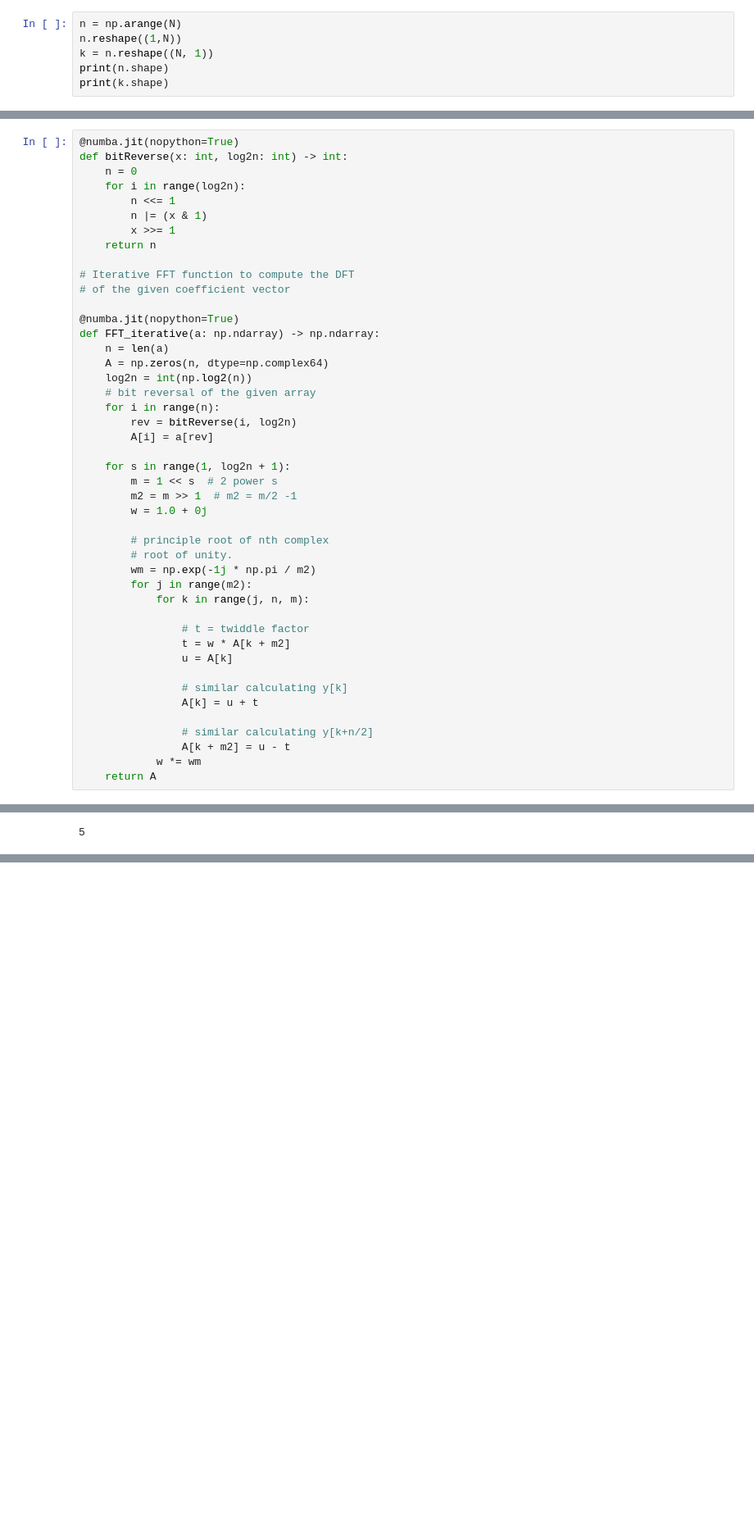
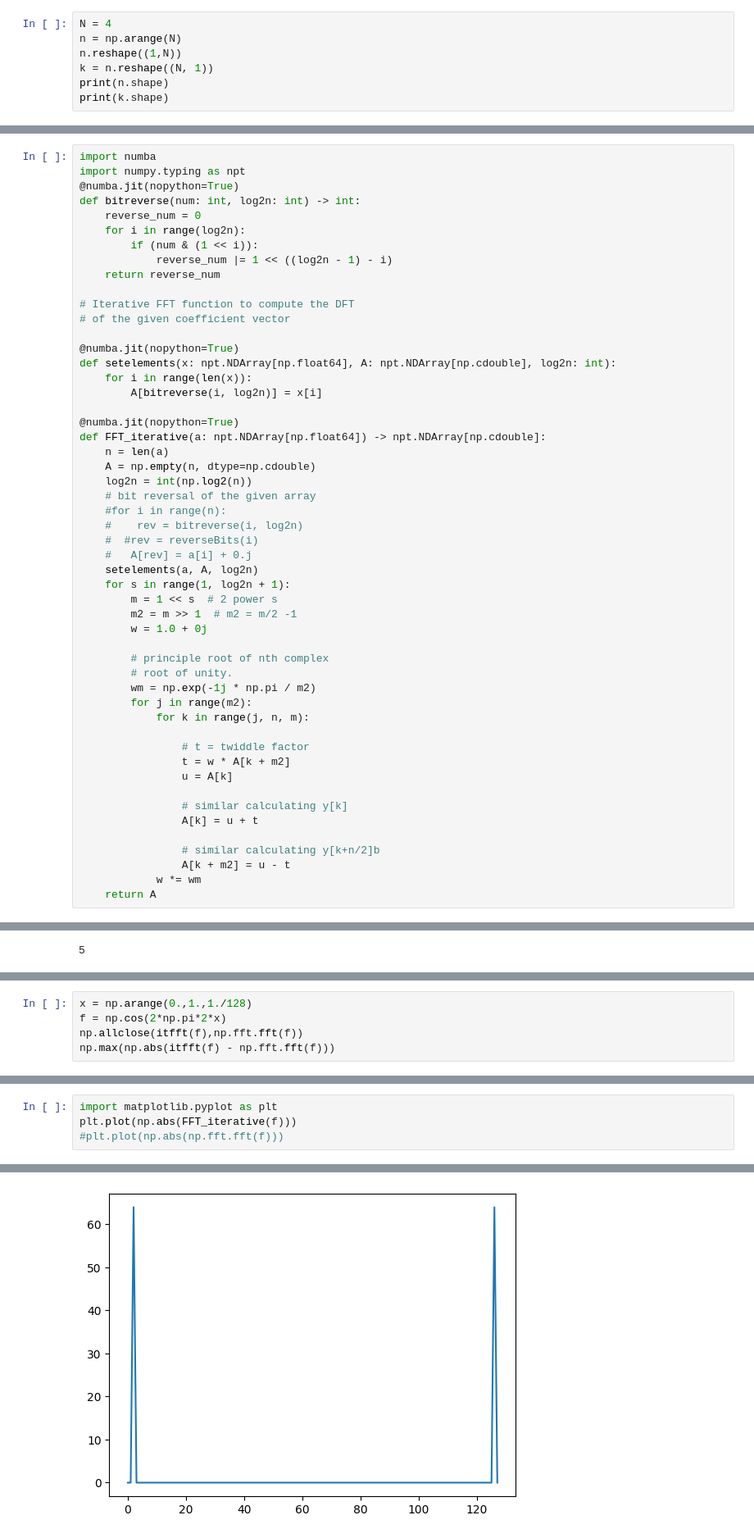
Before and after one commit to ugovaretto-education/fourier-transform, a Jupyter notebook: FT.ipynb, the cells around one changed output, grey strips where cells are left out. Shown at 82% size. Saved outputs shown, nothing was run; the diff lists cells and outputs as text; blank space fills up the shorter version.

Commit message:
Iterative FFT

```diff
--- a/FT.ipynb
+++ b/FT.ipynb
@@ -55,6 +55,7 @@ plt.show()
 # %% [output]
 [figure]
 # %%
+N = 4
 n = np.arange(N)
 n.reshape((1,N))
 k = n.reshape((N, 1))
@@ -303,26 +345,33 @@ np.allclose(FFT_vectorized(x), np.fft.fft(x))
 # %%
+import numba
+import numpy.typing as npt
 @numba.jit(nopython=True)
-def bitReverse(x: int, log2n: int) -> int:
-    n = 0
+def bitreverse(num: int, log2n: int) -> int:
+    reverse_num = 0
     for i in range(log2n):
-        n <<= 1
-        n |= (x & 1)
-        x >>= 1
-    return n
+        if (num & (1 << i)):
+            reverse_num |= 1 << ((log2n - 1) - i)
+    return reverse_num
 
 # Iterative FFT function to compute the DFT
 # of the given coefficient vector
 
 @numba.jit(nopython=True)
-def FFT_iterative(a: np.ndarray) -> np.ndarray:
+def setelements(x: npt.NDArray[np.float64], A: npt.NDArray[np.cdouble], log2n: int):
+    for i in range(len(x)):
+        A[bitreverse(i, log2n)] = x[i]
+
+@numba.jit(nopython=True)
+def FFT_iterative(a: npt.NDArray[np.float64]) -> npt.NDArray[np.cdouble]:
     n = len(a)
-    A = np.zeros(n, dtype=np.complex64)
+    A = np.empty(n, dtype=np.cdouble)
     log2n = int(np.log2(n))
     # bit reversal of the given array
-    for i in range(n):
-        rev = bitReverse(i, log2n)
-        A[i] = a[rev]
-
+    #for i in range(n):
+    #    rev = bitreverse(i, log2n)
+    #  #rev = reverseBits(i)
+    #   A[rev] = a[i] + 0.j
+    setelements(a, A, log2n)
     for s in range(1, log2n + 1):
         m = 1 << s  # 2 power s
         m2 = m >> 1  # m2 = m/2 -1
@@ -341,7 +390,7 @@ def FFT_iterative(a: np.ndarray) -> np.ndarray:
                 # similar calculating y[k]
                 A[k] = u + t
 
-                # similar calculating y[k+n/2]
+                # similar calculating y[k+n/2]b
                 A[k + m2] = u - t
             w *= wm
     return A
@@ -411,0 +589,5 @@ ModuleNotFoundError: No module named 'python'
+# %%
+x = np.arange(0.,1.,1./128)
+f = np.cos(2*np.pi*2*x)
+np.allclose(itfft(f),np.fft.fft(f))
+np.max(np.abs(itfft(f) - np.fft.fft(f)))
@@ -411,0 +602,5 @@ ModuleNotFoundError: No module named 'python'
+# %%
+import matplotlib.pyplot as plt
+plt.plot(np.abs(FFT_iterative(f)))
+#plt.plot(np.abs(np.fft.fft(f)))
+# %% [output]
@@ -411,0 +608 @@ ModuleNotFoundError: No module named 'python'
+[figure, added]
```
Also changed, not shown: parts of 37 cells of this notebook.
